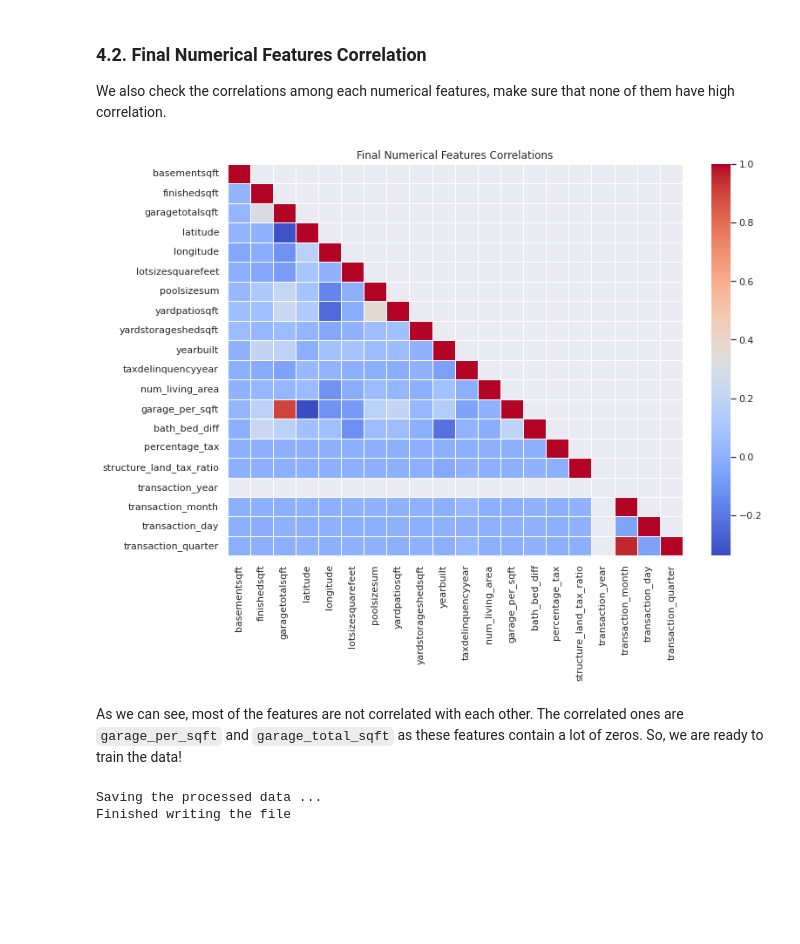
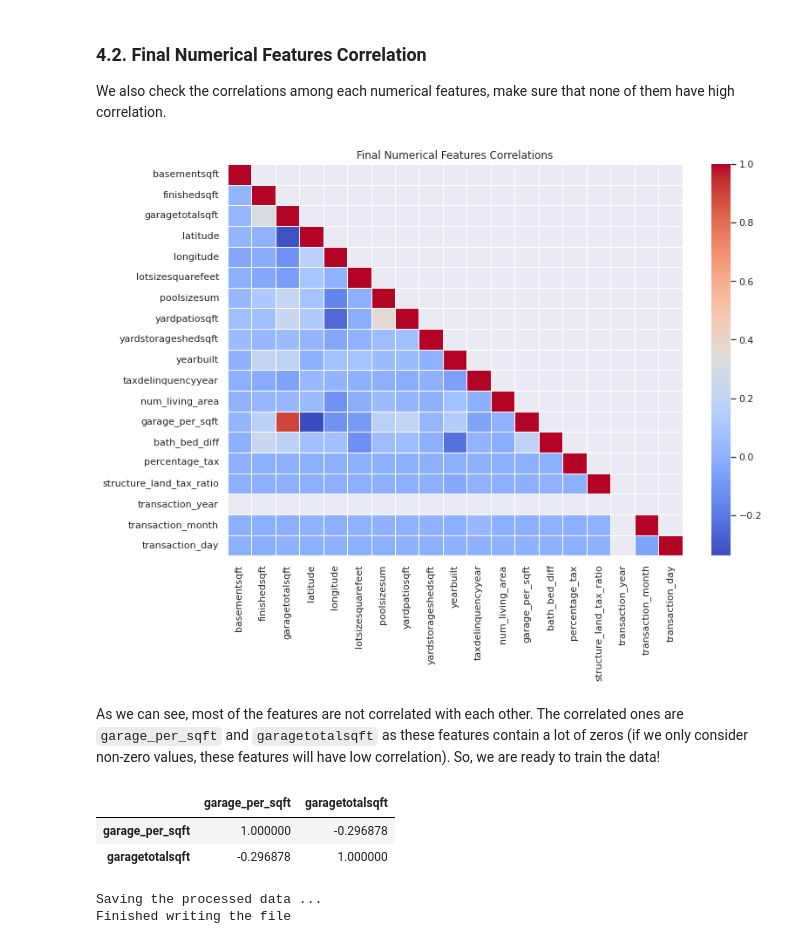
Before and after one commit to suryaParyanta/CZ4041, a Jupyter notebook: notebooks/explanatory_data_analysis.ipynb, the cells around one changed output. Cells and saved outputs as stored; diff of their text form; code cells hidden in the pictures; blank space fills up the shorter version.

```diff
--- a/notebooks/explanatory_data_analysis.ipynb
+++ b/notebooks/explanatory_data_analysis.ipynb
@@ -3,6 +3,9 @@
 
 First, we will import neccessary modules and load the dataset into notebook.
 # %%
+# Run whole notebook twice: curr_year = 2016 and curr_year = 2017
+CURR_YEAR = 2016
+
 import numpy as np
 import pandas as pd
 import xgboost as xgb
@@ -20,16 +23,32 @@ sns.set_theme(style="darkgrid")
 sns.set(rc={'figure.figsize':(11.7,8.27)})
 
 np.random.seed(1)
+
+# variable settings for 2016 and 2017 properties data
+assert CURR_YEAR in [2016, 2017], 'curr_year must be 2016 or 2017!'
+
+if CURR_YEAR == 2016:
+    train_data_path = '../dataset/raw/train_2016_v2.csv'
+    properties_path = '../dataset/raw/properties_2016.csv'
+    save_train = '../dataset/processed/train_data.csv'
+    save_test = '../dataset/processed/test_data.csv'
+    test_transaction_date = pd.Timestamp('2016-12-01')
+
+elif CURR_YEAR == 2017:
+    train_data_path = '../dataset/raw/train_2017.csv'
+    properties_path = '../dataset/raw/properties_2017.csv'
+    save_train = '../dataset/processed/train_data_2017.csv'
+    save_test = '../dataset/processed/test_data_2017.csv'
+    test_transaction_date = pd.Timestamp('2017-12-01')
 # %%
 # load the dataset
-train = pd.read_csv('../dataset/raw/train_2016_v2.csv' , parse_dates=["transactiondate"])
-properties = pd.read_csv('../dataset/raw/properties_2016.csv')
+train = pd.read_csv(train_data_path , parse_dates=["transactiondate"])
+properties = pd.read_csv(properties_path)
 test = pd.read_csv('../dataset/raw/sample_submission.csv')
 test = test.rename(columns = {'ParcelId': 'parcelid'})
 
 # for unused features
 drop_columns = set()
-imputation_list = []
 
 # see dataset information
 print("Training Data Size:" + str(train.shape))
@@ -1076,7 +1098,6 @@ def add_time_features(df):
     df["transaction_year"] = pd.to_numeric(df['transactiondate'].dt.year)
     df["transaction_month"] = (df['transactiondate'].dt.year - 2016)*12 + df["transactiondate"].dt.month
     df["transaction_day"] = df['transactiondate'].dt.day
-    df["transaction_quarter"] = (df['transactiondate'].dt.year - 2016)*4 +df["transactiondate"].dt.quarter
 
     return df
 # %% [markdown]
@@ -1089,7 +1110,7 @@ df_test = test.merge(properties, how = 'left', on = 'parcelid')
 
 # add time features
 df_train = add_time_features(df_train)
-df_test['transactiondate'] = pd.Timestamp('2016-12-01')
+df_test['transactiondate'] = test_transaction_date
 df_test = add_time_features(df_test)
 
 # drop columns
@@ -1097,8 +1118,8 @@ df_train = df_train.drop(drop_columns, axis=1)
 df_test = df_test.drop(drop_columns, axis=1)
 
 # normalize very big data
-df_train[['latitude', 'longitude']] /= 1e6
-df_test[['latitude', 'longitude']] /= 1e6
+df_train[['latitude']] /= 1e6
+df_test[['latitude']] /= 1e6
 
 # Handling missing values
 # Replace inf with nan
@@ -1177,26 +1198,34 @@ We also check the correlations among each numerical features, make sure that non
 # %%
 numeric_features = [c for c in x_train.columns if 'id' not in c and
                                                   'cnt' not in c and
                                                   'flag' not in c  and
                                                   'number' not in c and
                                                   'categories' not in c and
                                                   'nbr' not in c and
-                                                  'has' not in c
+                                                  'has' not in c and
+                                                  'fips' not in c
                    ]
 
 final_feat_corr = x_train[numeric_features].corr()
 mask = np.zeros_like(final_feat_corr, dtype=np.bool)
 mask[np.triu_indices_from(mask)] = True
 mask[np.diag_indices_from(mask)] = False
 
 # plot the heatmap
 ax = sns.heatmap(final_feat_corr, mask=mask, linewidths = 0.5, cmap='coolwarm')
 ax.set_title("Final Numerical Features Correlations")
 plt.show()
 # %% [output]
-[figure, old version]
+[figure, new version]
 # %% [markdown]
-As we can see, most of the features are not correlated with each other. The correlated ones are `garage_per_sqft` and `garage_total_sqft` as these features contain a lot of zeros. So, we are ready to train the data!
+As we can see, most of the features are not correlated with each other. The correlated ones are `garage_per_sqft` and `garagetotalsqft` as these features contain a lot of zeros (if we only consider non-zero values, these features will have low correlation). So, we are ready to train the data!
+# %%
+# check correlation between non-zero values of garage_per_sqft and garagetotalsqft
+x_train.loc[x_train['garage_per_sqft']>0, ['garage_per_sqft', 'garagetotalsqft']].corr()
+# %% [output]
+|  | garage_per_sqft | garagetotalsqft |
+| garage_per_sqft | 1.000000 | -0.296878 |
+| garagetotalsqft | -0.296878 | 1.000000 |
 # %%
 # save processed data to csv
 x_train['logerror'] = y_train
```
Also changed, not shown: parts of 8 cells of this notebook, 2 other files.
